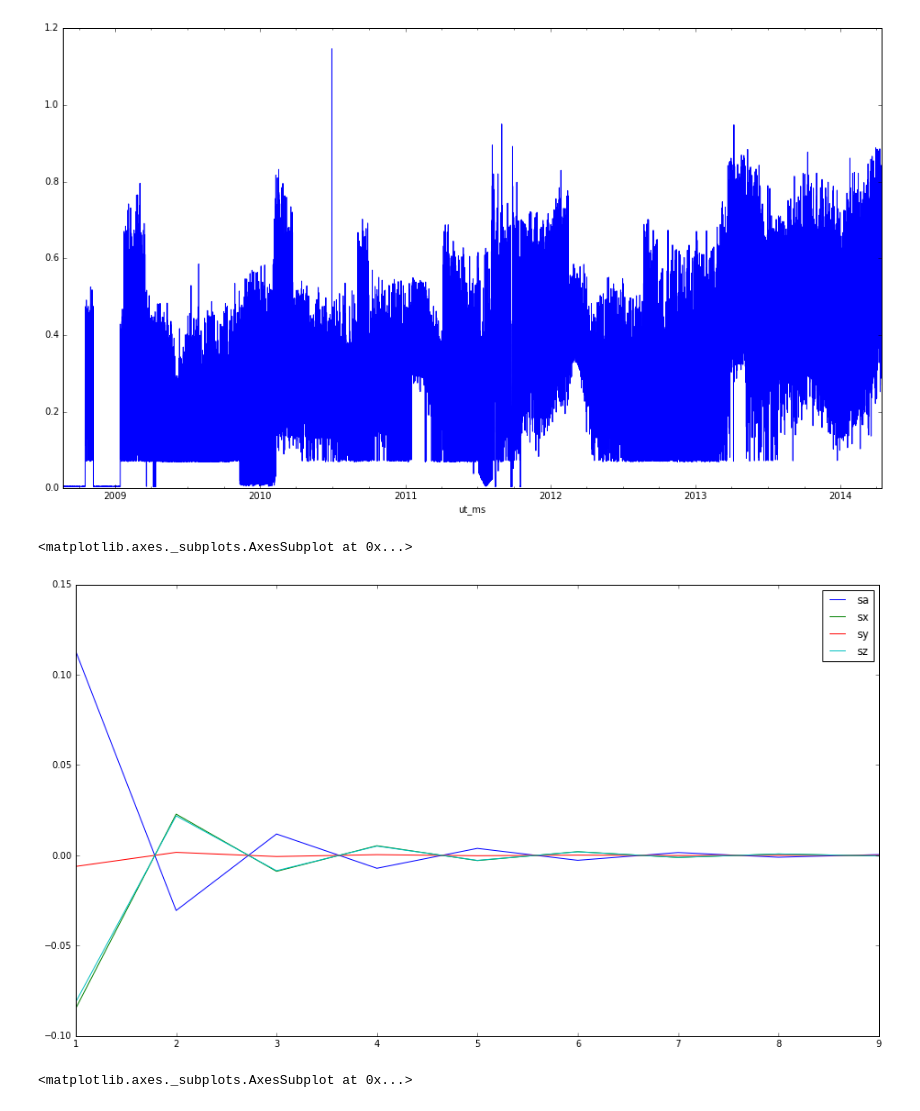
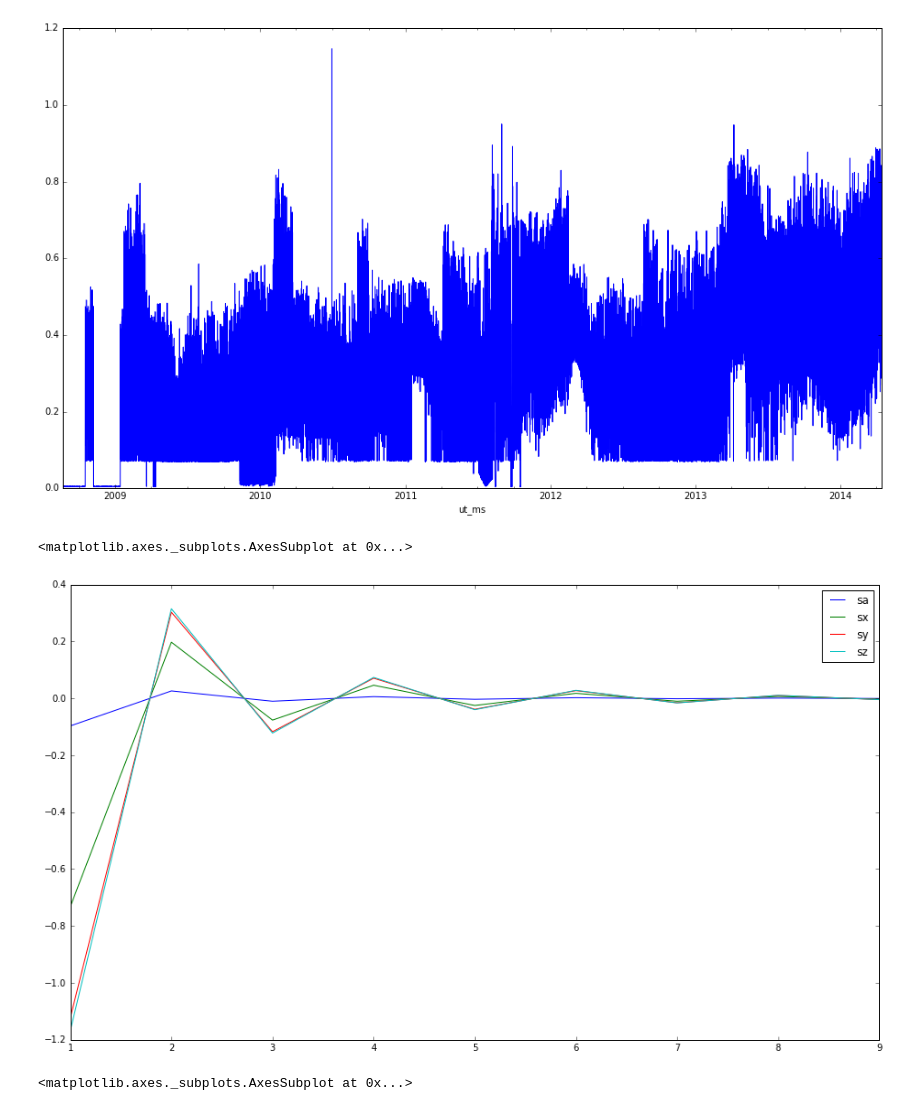
Before and after one commit to ktrnka/mars-express, a Jupyter notebook: src/data exploration.ipynb, the cells around one changed output. Drawn from its saved outputs; the diff is of its cells as text; code cells hidden in the pictures.

```diff
--- a/src/data exploration.ipynb
+++ b/src/data exploration.ipynb
@@ -218,22 +218,22 @@ TypeError: fft() got an unexpected keyword argument 'N'
 # %%
 import scipy.fftpack
 # transformed = pandas.Series(scipy.fftpack.dct(resampled.values, n=32))
 # transformed.plot()
 
 fft_space = pandas.DataFrame()
 for col in saaf_data.columns:
     standardized = saaf_data[col].resample("1Min").mean().interpolate().fillna(method="bfill")
     standardized = numpy.log(standardized + 1)
-    standardized = (standardized - standardized.mean()) / standardized.std()
+#     standardized = (standardized - standardized.mean()) / standardized.std()
 
-    standardized = standardized["2013-10-01 10am":"2013-10-01 11am"]
+    standardized = standardized["2010-12-01 10am":"2010-12-01 11am"]
     standardized *= numpy.hanning(standardized.shape[0])
     fft_space[col] = pandas.Series(scipy.fftpack.dct(standardized.values, n=10))
 
 fft_space[1:].plot(figsize=(16, 9))
 # %% [output]
 <matplotlib.axes._subplots.AxesSubplot at 0x...>
-[figure, old version]
+[figure, new version]
 # %%
 import math
 x = numpy.asarray(range(500))
```
Also changed, not shown: parts of 1 cell of this notebook, 1 other file.
